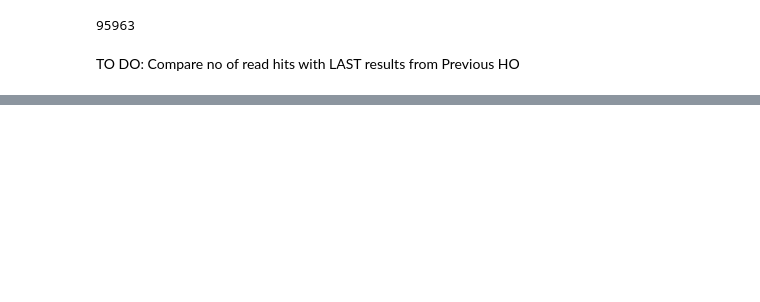
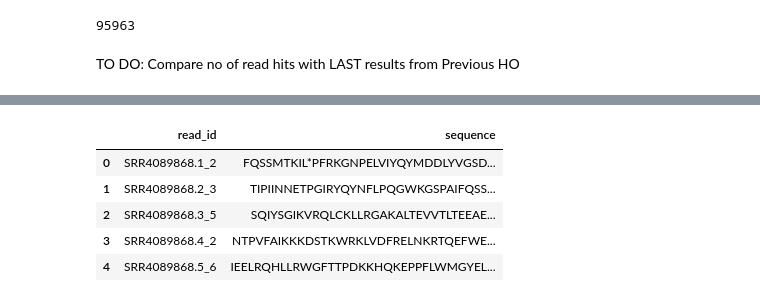
Before and after one commit to daphnejanelyn/Profile-HMM-HIV-Pol-Region, a Jupyter notebook: Bioinformatics_Ex6.ipynb, the cells around one changed output, grey strips where cells are left out. Cells and saved outputs as stored; diff of their text form; code cells hidden in the pictures; blank space fills up the shorter version.

```diff
--- a/Bioinformatics_Ex6.ipynb
+++ b/Bioinformatics_Ex6.ipynb
@@ -279,0 +323,16 @@ TO DO: On the reads (retrieve coordinates, and then see key positions for mutati
+# %%
+# get the hit_ids, access the coordinates from the hit_start and hit_end,
+# then get the sequences from the original fasta file, then only store the subsequences based on the coordinates
+
+def extract_sequences_from_fasta(fasta_file, read_ids):
+    sequences = {}
+    for record in SeqIO.parse(fasta_file, "fasta"):
+        if record.id in read_ids:
+            sequences[record.id] = str(record.seq)
+    for index, row in rt_hits.iterrows():
+        hit_id = row['hit_id']
+        if hit_id in sequences:
+            start = row['hit_start']
+            end = row['hit_end']
+            sequences[hit_id] = sequences[hit_id][start:end]
+    return sequences
@@ -279,0 +366,2 @@ TO DO: On the reads (retrieve coordinates, and then see key positions for mutati
+# %%
+rt_sequences = extract_sequences_from_fasta("SRR4089868_prot.fasta", rt_read_ids)
@@ -279,0 +372,11 @@ TO DO: On the reads (retrieve coordinates, and then see key positions for mutati
+# %%
+# make a new dataframe with the read_id and the sequence
+rt_sequences_df = pd.DataFrame(list(rt_sequences.items()), columns=['read_id', 'sequence'])
+rt_sequences_df.head()
+# %% [output]
+|  | read_id | sequence |
+| 0 | SRR4089868.1_2 | FQSSMTKIL*PFRKGNPELVIYQYMDDLYVGSD... |
+| 1 | SRR4089868.2_3 | TIPIINNETPGIRYQYNFLPQGWKGSPAIFQSS... |
+| 2 | SRR4089868.3_5 | SQIYSGIKVRQLCKLLRGAKALTEVVTLTEEAE... |
+| 3 | SRR4089868.4_2 | NTPVFAIKKKDSTKWRKLVDFRELNKRTQEFWE... |
+| 4 | SRR4089868.5_6 | IEELRQHLLRWGFTTPDKKHQKEPPFLWMGYEL... |
```
Also changed, not shown: parts of 17 cells of this notebook, 1 other file.
